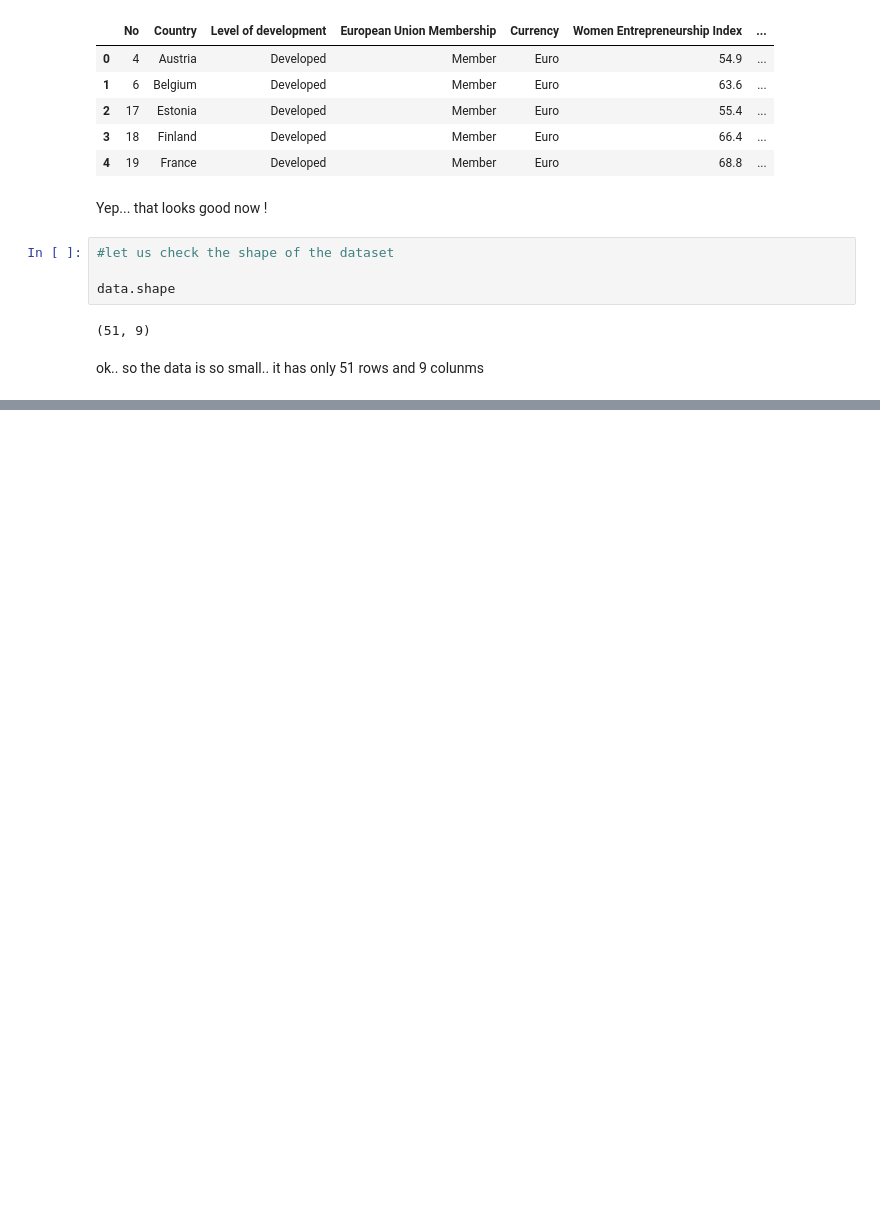
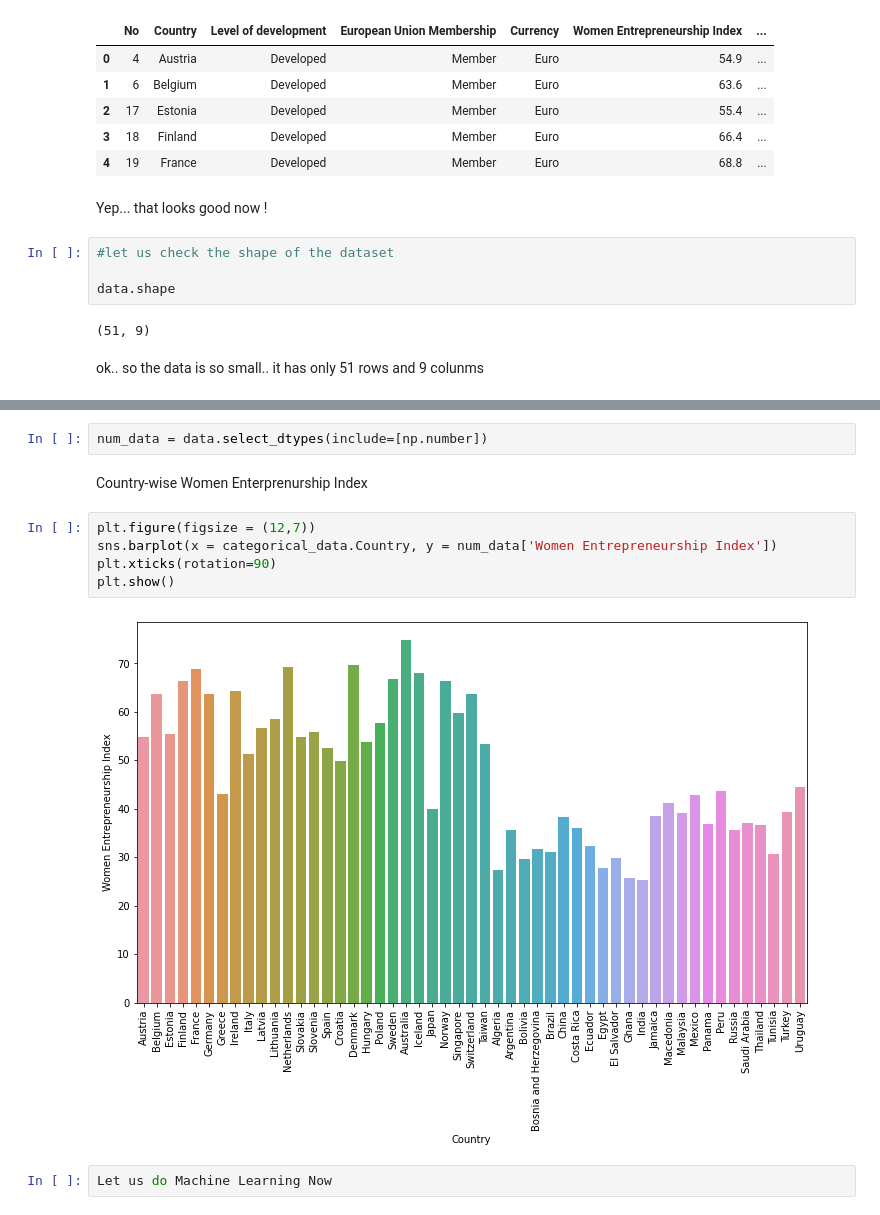
Before and after one commit to aqeel2022/Machine_Learning, a Jupyter notebook: Women Enterprenuer/women_enterprenuer.ipynb, the cells around one changed output, grey strips where cells are left out. Saved outputs shown, nothing was run; the diff lists cells and outputs as text; blank space fills up the shorter version.

```diff
--- a/Women Enterprenuer/women_enterprenuer.ipynb
+++ b/Women Enterprenuer/women_enterprenuer.ipynb
@@ -45,0 +185,13 @@ ok.. so the data is so small.. it has only 51 rows and 9 colunms
+# %%
+num_data = data.select_dtypes(include=[np.number])
+# %% [markdown]
+Country-wise Women Enterprenurship Index
+# %%
+plt.figure(figsize = (12,7))
+sns.barplot(x = categorical_data.Country, y = num_data['Women Entrepreneurship Index'])
+plt.xticks(rotation=90)
+plt.show()
+# %% [output]
+[figure, added]
+# %%
+Let us do Machine Learning Now
```
Also changed, not shown: parts of 19 cells of this notebook.
